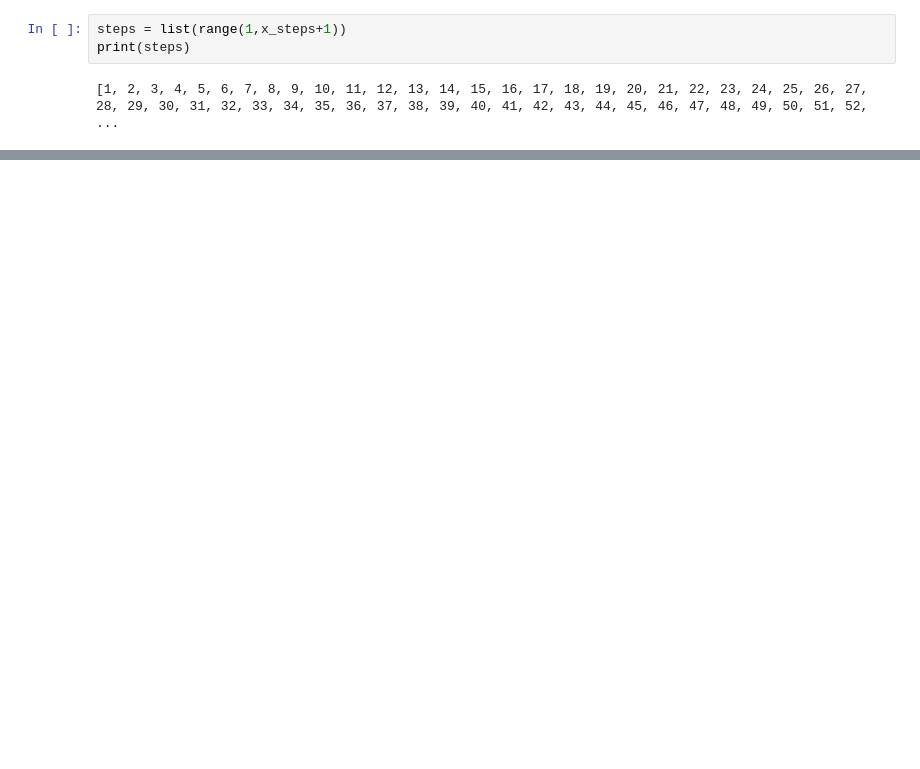
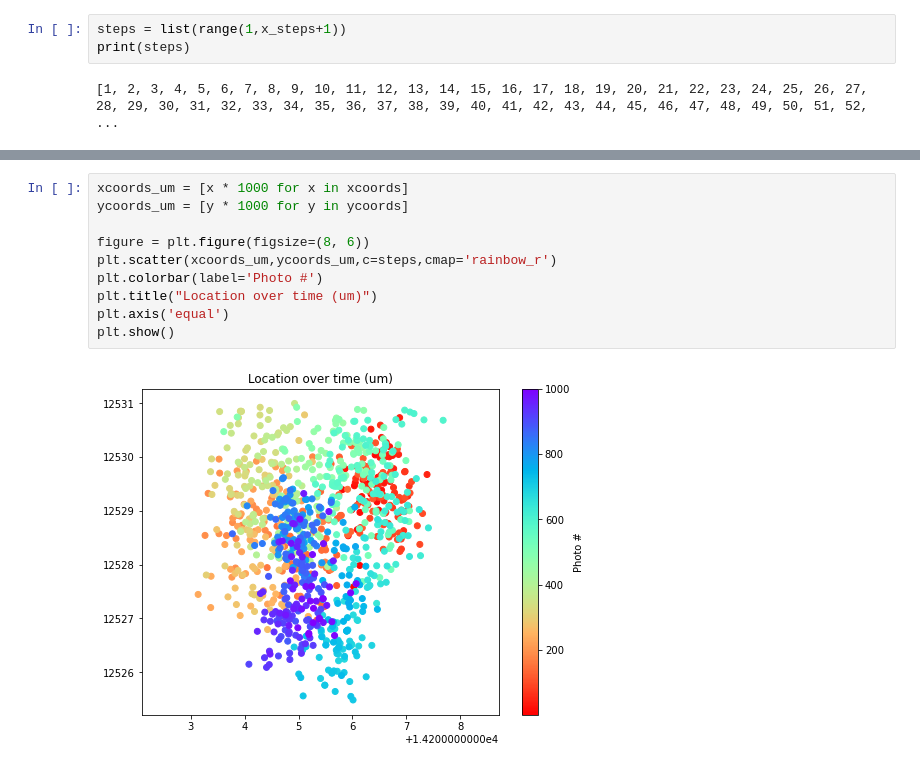
Before and after one commit to rsebok/PiezoProject_UMich, a Jupyter notebook: datacollectsoftware-CopyRS.ipynb, the cells around one changed output, grey strips where cells are left out. Drawn from its saved outputs; the diff is of its cells as text; blank space fills up the shorter version.

```diff
--- a/datacollectsoftware-CopyRS.ipynb
+++ b/datacollectsoftware-CopyRS.ipynb
@@ -175,0 +197,12 @@ print(steps)
+# %%
+xcoords_um = [x * 1000 for x in xcoords]
+ycoords_um = [y * 1000 for y in ycoords]
+
+figure = plt.figure(figsize=(8, 6))
+plt.scatter(xcoords_um,ycoords_um,c=steps,cmap='rainbow_r')
+plt.colorbar(label='Photo #')
+plt.title("Location over time (um)")
+plt.axis('equal')
+plt.show()
+# %% [output]
+[figure, added]
```
Also changed, not shown: parts of 11 cells of this notebook, 32 other files.
